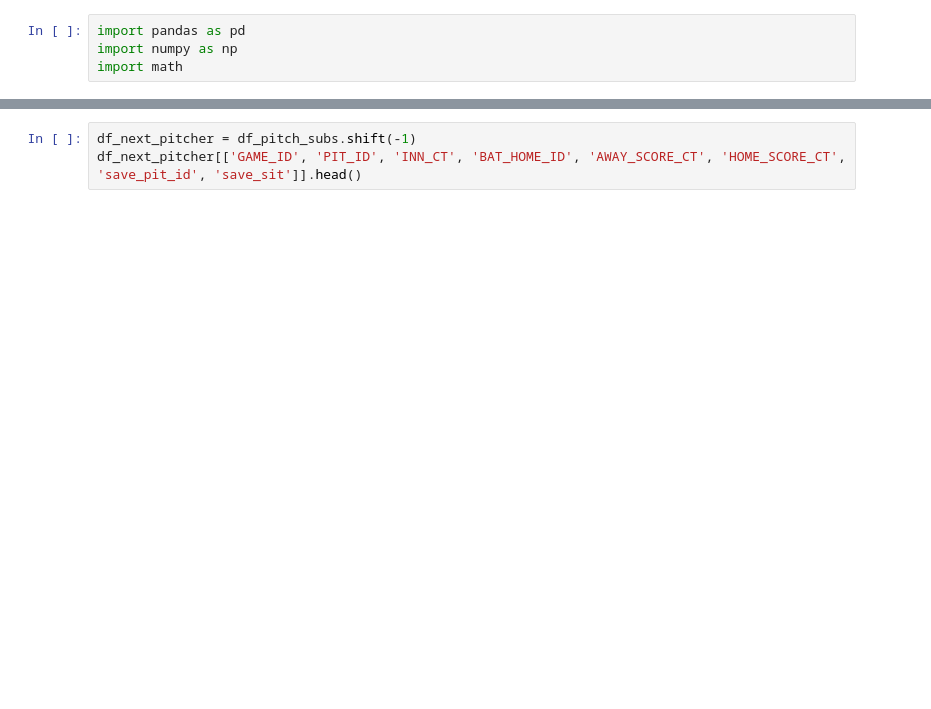
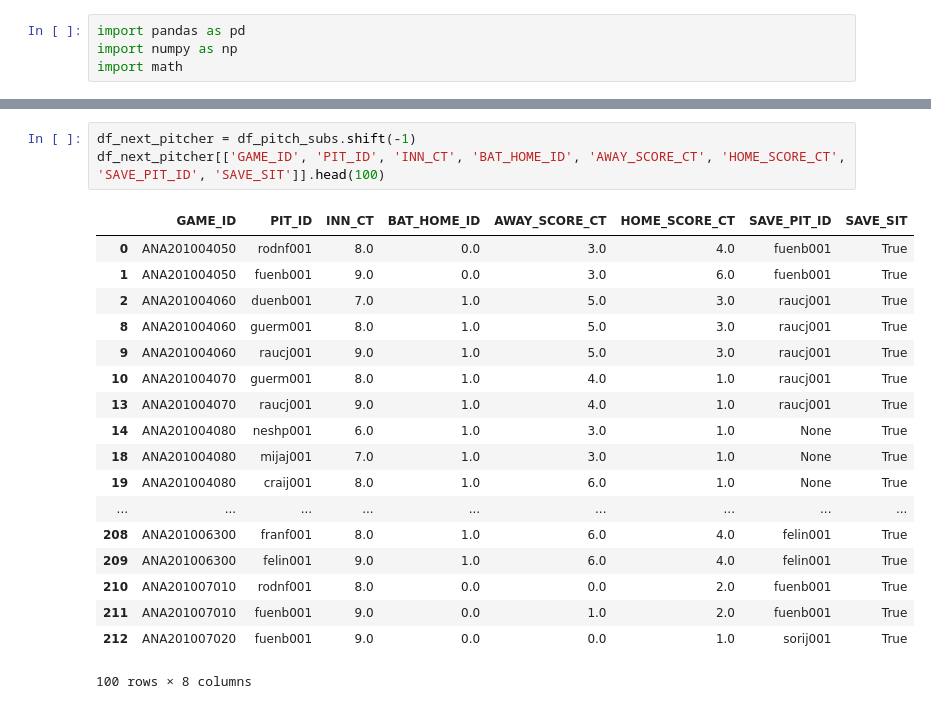
Before and after one commit to DylanSchneider/Save2.0, a Jupyter notebook: Save2.ipynb, the cells around one changed output, grey strips where cells are left out. Drawn from its saved outputs; the diff is of its cells as text; blank space fills up the shorter version.

```diff
--- a/Save2.ipynb
+++ b/Save2.ipynb
@@ -43,3 +62,22 @@ df_pitch_subs[['GAME_ID', 'PIT_ID', 'INN_CT', 'BAT_HOME_ID', 'AWAY_SCORE_CT', 'H
 # %%
 df_next_pitcher = df_pitch_subs.shift(-1)
-df_next_pitcher[['GAME_ID', 'PIT_ID', 'INN_CT', 'BAT_HOME_ID', 'AWAY_SCORE_CT', 'HOME_SCORE_CT', 'save_pit_id', 'save_sit']].head()
+df_next_pitcher[['GAME_ID', 'PIT_ID', 'INN_CT', 'BAT_HOME_ID', 'AWAY_SCORE_CT', 'HOME_SCORE_CT', 'SAVE_PIT_ID', 'SAVE_SIT']].head(100)
+# %% [output]
+|  | GAME_ID | PIT_ID | INN_CT | BAT_HOME_ID | AWAY_SCORE_CT | HOME_SCORE_CT | SAVE_PIT_ID | SAVE_SIT |
+| 0 | ANA201004050 | rodnf001 | 8.0 | 0.0 | 3.0 | 4.0 | fuenb001 | True |
+| 1 | ANA201004050 | fuenb001 | 9.0 | 0.0 | 3.0 | 6.0 | fuenb001 | True |
+| 2 | ANA201004060 | duenb001 | 7.0 | 1.0 | 5.0 | 3.0 | raucj001 | True |
+| 8 | ANA201004060 | guerm001 | 8.0 | 1.0 | 5.0 | 3.0 | raucj001 | True |
+| 9 | ANA201004060 | raucj001 | 9.0 | 1.0 | 5.0 | 3.0 | raucj001 | True |
+| 10 | ANA201004070 | guerm001 | 8.0 | 1.0 | 4.0 | 1.0 | raucj001 | True |
+| 13 | ANA201004070 | raucj001 | 9.0 | 1.0 | 4.0 | 1.0 | raucj001 | True |
+| 14 | ANA201004080 | neshp001 | 6.0 | 1.0 | 3.0 | 1.0 | None | True |
+| 18 | ANA201004080 | mijaj001 | 7.0 | 1.0 | 3.0 | 1.0 | None | True |
+| 19 | ANA201004080 | craij001 | 8.0 | 1.0 | 6.0 | 1.0 | None | True |
+| ... | ... | ... | ... | ... | ... | ... | ... | ... |
+| 208 | ANA201006300 | franf001 | 8.0 | 1.0 | 6.0 | 4.0 | felin001 | True |
+| 209 | ANA201006300 | felin001 | 9.0 | 1.0 | 6.0 | 4.0 | felin001 | True |
+| 210 | ANA201007010 | rodnf001 | 8.0 | 0.0 | 0.0 | 2.0 | fuenb001 | True |
+| 211 | ANA201007010 | fuenb001 | 9.0 | 0.0 | 1.0 | 2.0 | fuenb001 | True |
+| 212 | ANA201007020 | fuenb001 | 9.0 | 0.0 | 0.0 | 1.0 | sorij001 | True |
+100 rows × 8 columns
```
Also changed, not shown: parts of 9 cells of this notebook.
